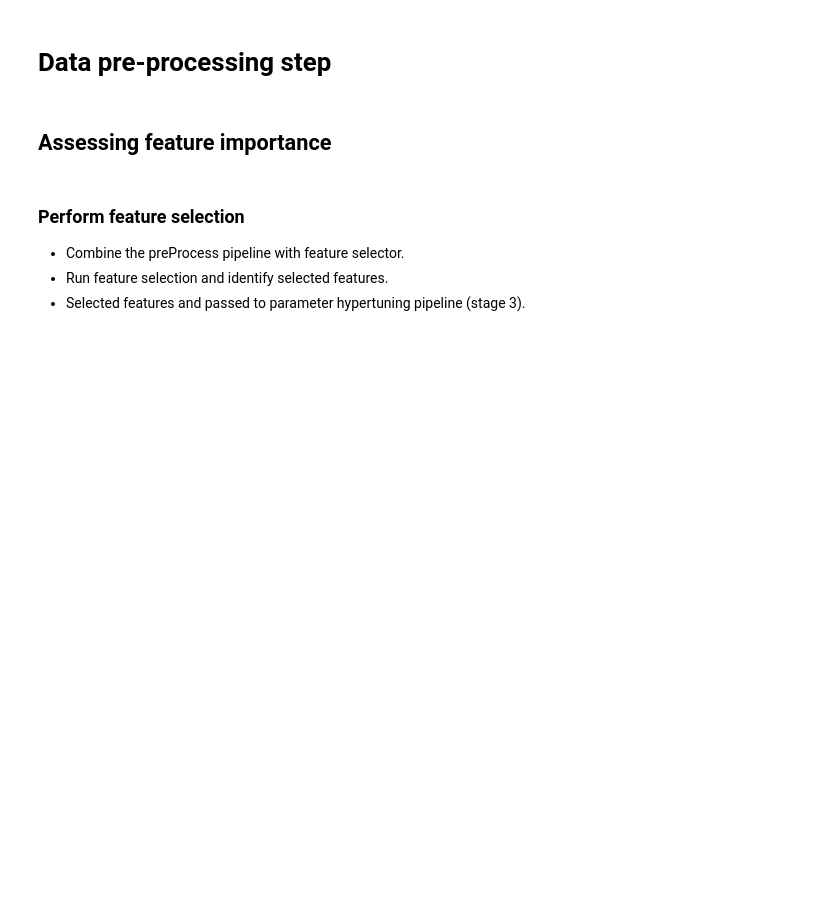
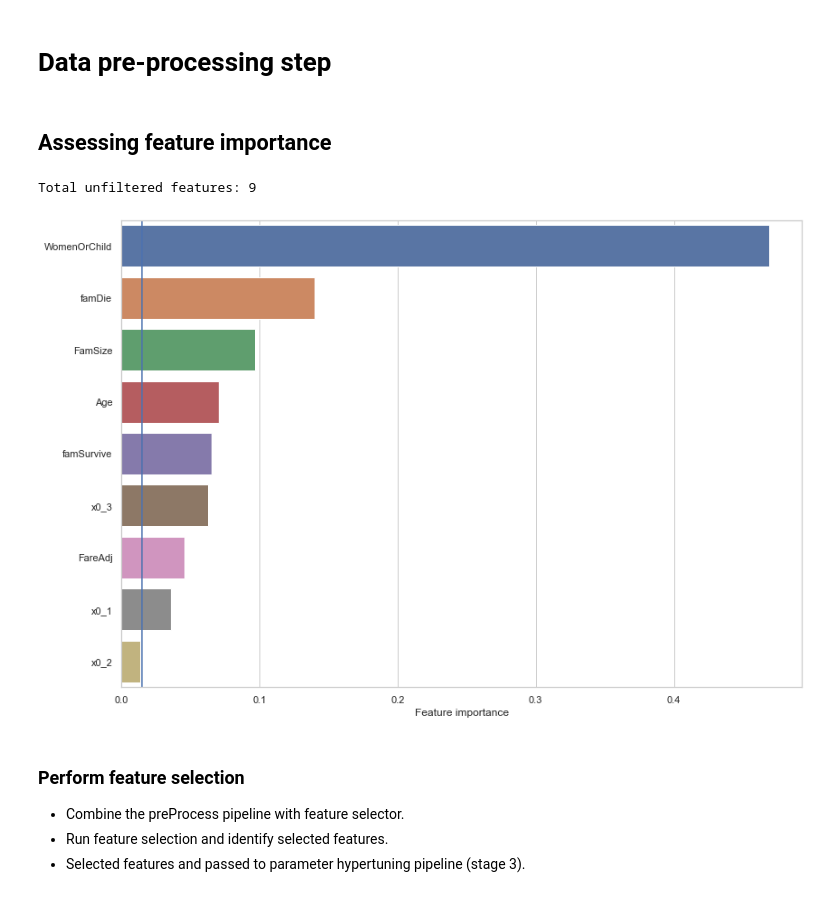
Before and after one commit to StephenRicher/machineLearning, a Jupyter notebook: Titanic/DataExploration.ipynb, the cells around one changed output. Saved outputs shown, nothing was run; the diff lists cells and outputs as text; code cells hidden in the pictures; blank space fills up the shorter version.

```diff
--- a/Titanic/DataExploration.ipynb
+++ b/Titanic/DataExploration.ipynb
@@ -175,4 +212,0 @@ sns.lineplot(x=feature, y='Survived', data=temp)
-# %%
-#data['FamSize'] = data['SibSp'].apply(lambda x: x if x > 0 else 2)
-data['FamSize'] = (data['SibSp'] + data['Parch']) + (data['Age'] / 70)
-sns.histplot(x='Age', hue='Survived', data=data)
@@ -190,0 +236,6 @@ male1Survived
+# %%
+maleSurviveWithFam = (data['Sex'] == 'male') & (data['Title'] != 'Master') & (data['Survived'] == 1) & (data['FamSize'] > 1)
+data['Surname'] = data['Name'].apply(lambda x: re.split(',', x)[0])
+names = data.loc[maleSurviveWithFam, 'Surname']
+data['famSurvive'] = data['Surname'].isin(names)
+data[(data['famSurvive'] == True) & (data['Sex'] != 'male') ]
@@ -467,15 +544,8 @@ X_train, X_valid, y_train, y_valid = map(lambda x: x.copy(), split)
 # %% [markdown]
 # Data pre-processing step
 # %%
-CountTransformer = Pipeline(steps=[
-    ('imputer', SimpleImputer(strategy='most_frequent'))
-])
 CatTransformer = Pipeline(steps=[
-    ('imputer', SimpleImputer(strategy='most_frequent')),
     ('onehot' , OneHotEncoder(handle_unknown='ignore')),
-])
-BinTransformer = Pipeline(steps=[
-    ('ordinal', OrdinalEncoder())
 ])
 FareDiscretizer = Pipeline(steps=[
     ('discrete', KBinsDiscretizer(encode='ordinal', strategy='kmeans'))
@@ -485,11 +555,10 @@ AgeDiscretizer = Pipeline(steps=[
 ])
 # %%
 transformers = ([
-    ('Count',  CountTransformer,  []),
-    ('Bin',    BinTransformer,    ['Sex']),
-    ('Fare',   FareDiscretizer,   ['FareAdj']),
-    ('Age',    AgeDiscretizer,    ['Age']),
-    ('None',   NoTransformer(),   ['FamSize', 'normSibp']),
+    ('Cat',     CatTransformer,  ['Pclass']),
+    ('Fare',    FareDiscretizer, ['FareAdj']),
+    ('Age',     AgeDiscretizer,  ['Age']),
+    ('None',    NoTransformer(), ['famSurvive', 'famDie', 'WomenOrChild', 'FamSize']),
 ])
 preprocessor = ColumnTransformer(transformers=transformers, remainder='drop')
 # %%
@@ -501,8 +570,11 @@ dataEngineering = Pipeline(steps=[
 # %% [markdown]
 ## Assessing feature importance
 # %%
-selectEstimator = RandomForestClassifier(random_state=1, n_estimators=50, max_features='sqrt')
-plotFeatureImportance(X_train, y_train, preSelector, selectEstimator, 0.015)
+selectEstimator = RandomForestClassifier(random_state=1, n_estimators=500, max_features='sqrt')
+plotFeatureImportance(X_train, y_train, dataEngineering, selectEstimator, 0.015)
+# %% [output]
+Total unfiltered features: 9
+[figure, added]
 # %% [markdown]
 ### Perform feature selection
   - Combine the preProcess pipeline with feature selector.
```
Also changed, not shown: parts of 21 cells of this notebook.
